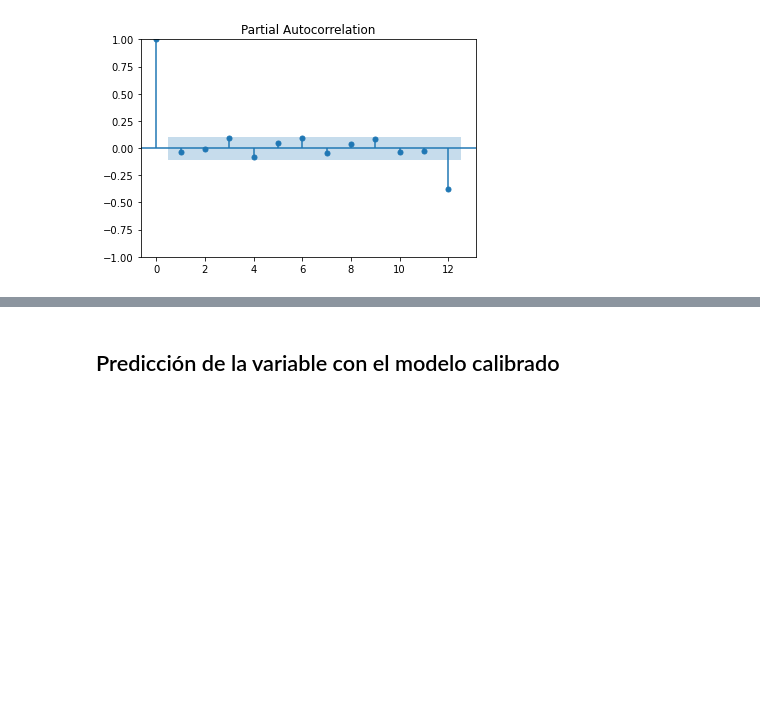
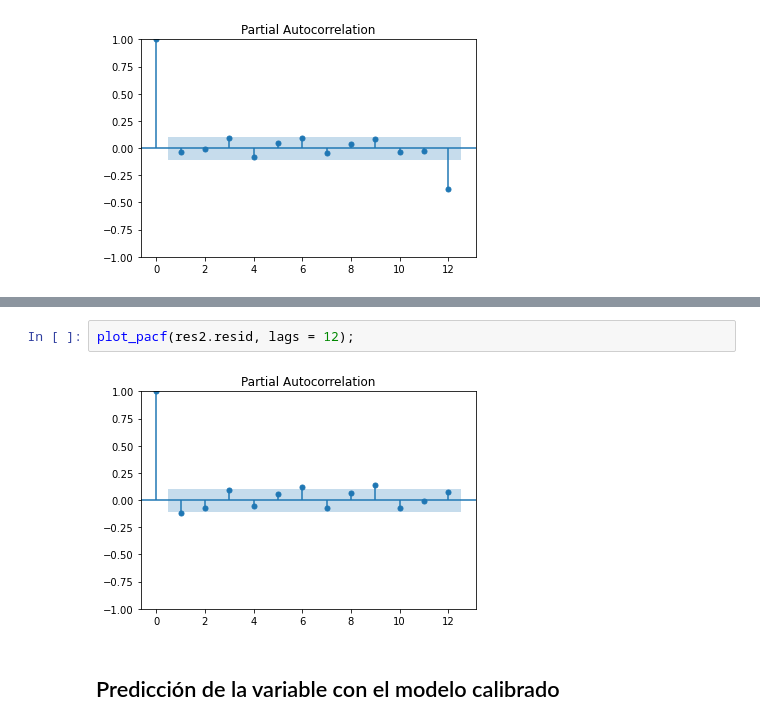
Before and after one commit to Oscar19260/Estadistica_TC3007C, a Jupyter notebook: Entregable2.ipynb, the cells around one changed output, grey strips where cells are left out. Saved outputs shown, nothing was run; the diff lists cells and outputs as text; blank space fills up the shorter version.

```diff
--- a/Entregable2.ipynb
+++ b/Entregable2.ipynb
@@ -189,2 +232,6 @@ plot_pacf(res.resid, lags=12);
+# %%
+plot_pacf(res2.resid, lags = 12);
+# %% [output]
+[figure, added]
 # %% [markdown]
 ## Predicción de la variable con el modelo calibrado
```
Also changed, not shown: parts of 4 cells of this notebook.
